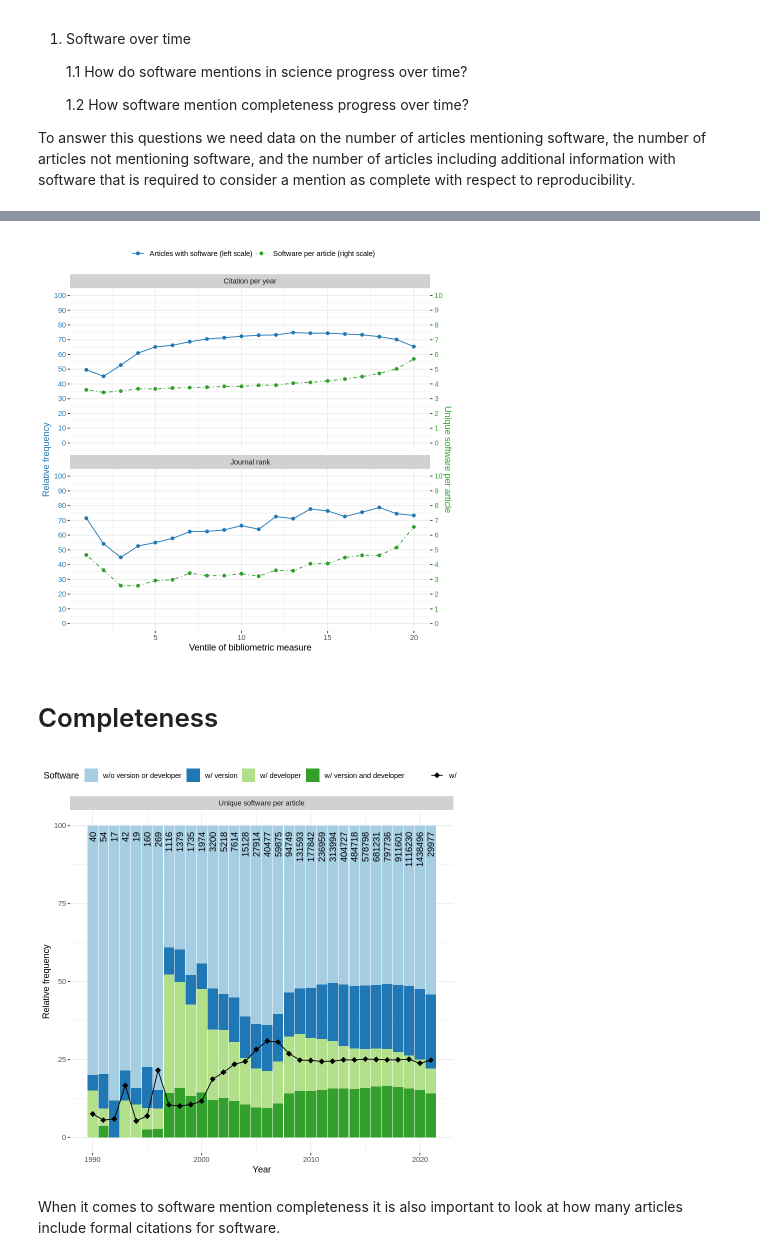
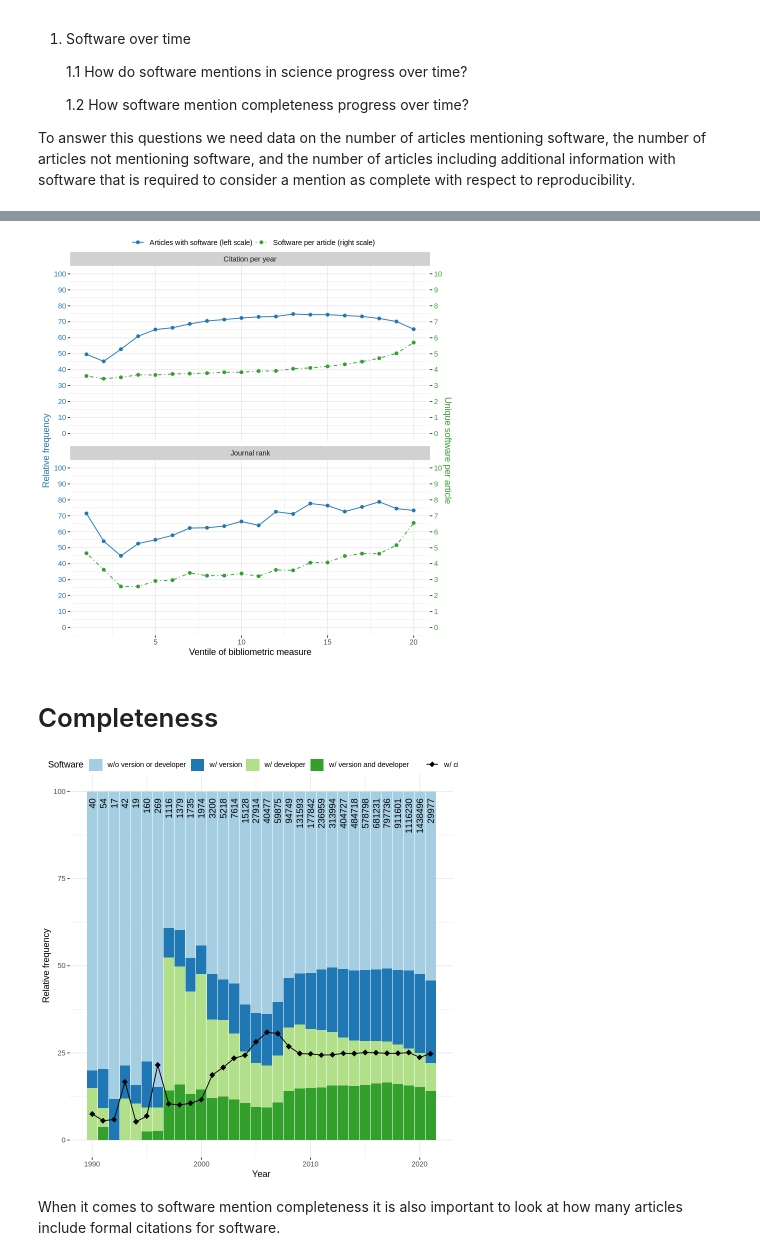
Before and after one commit to f-krueger/SoftwareKG-PMC-Analysis, a Jupyter notebook: SoftwareKG_PMC_Analyses.ipynb, the cells around one changed output, grey strips where cells are left out. Saved outputs shown, nothing was run; the diff lists cells and outputs as text; code cells hidden in the pictures.

```diff
--- a/SoftwareKG_PMC_Analyses.ipynb
+++ b/SoftwareKG_PMC_Analyses.ipynb
@@ -1341,7 +1349,11 @@ df_papers_with_software_per_journal %>%
                            sec.axis = sec_axis(~ . *10/100, breaks=0:10,
                                                name = "Unique software per article")) +
         theme(axis.text.y.left = element_text(color = "#1f78b4"), axis.title.y.left = element_text(color='#1f78b4'),
-              axis.text.y.right = element_text(color = "#33a02c"),axis.title.y.right = element_text(color='#33a02c'))+
+              axis.text.y.right = element_text(color = "#33a02c"),axis.title.y.right = element_text(color='#33a02c'),,
+                legend.justification="top",
+                legend.margin=margin(0,0,0,0),
+                legend.box.margin=margin(-8,-8,-8,-8),
+                 plot.margin = unit(c(0.2,0.2,0,0.2), "cm"))+
 facet_wrap(~measure, nrow=2) ->
 #        facet_wrap(~gr, nrow=2, labeller = function(v,v2){return('Articles  with software per ventile of bibliometric measure')}) ->
 p_articles_with_software_per_bibliometric_measures
@@ -1350,7 +1362,7 @@ ggsave(p_articles_with_software_per_bibliometric_measures,
        filename = 'articles_with_software_mentions_per_bibliometric_measure.png', width=8, height=5.25)
 p_articles_with_software_per_bibliometric_measures
 # %% [output]
-[figure, old version]
+[figure, new version]
 # %% [markdown]
 # Completeness
 # %%
@@ -1539,38 +1551,41 @@ software_year %>%
           name = factor(name, levels=c('n_software','n_version', 'n_developer', 'n_version_dev'))) ->
 df
 
 df %>%
 select(year,all) %>%
 distinct()->
 df_np
 
 
 df %>%
     ggplot(., aes(year, value*100)) +
     geom_bar(aes(fill=name), stat='identity',width=.95) +
     geom_point(aes(year, n_citation*100, color=factor(1)), shape=18, size=3) +
     geom_line(aes(year, n_citation*100, color=factor(1))) +
     geom_text(aes(year,98,label=all,fill = NULL), vjust=.5, hjust=1, angle=90, data=df_np)+
     scale_fill_manual(name='Software',
                       values=c("#a6cee3","#1f78b4", "#b2df8a", "#33a02c"),
                       labels=c('n_software'='w/o version or developer',
                                'n_developer'='w/ developer',
                                'n_version'='w/ version',
                                'n_version_dev'='w/ version and developer')) +
 
     scale_colour_manual(" ", values=c('black'), labels="w/ citation", guide = "legend") +
     theme_sw() +
-    theme(legend.position = 'top') +
+    theme(legend.position = 'top', ,
+                legend.justification="top",
+                legend.margin=margin(0,0,0,0),
+                legend.box.margin=margin(-8,-8,-8,-8),
+                 plot.margin = unit(c(0.2,0.2,0,0.2), "cm")) +
     ylab("Relative frequency") + xlab("Year") +
-    guides(fill=guide_legend(nrow=1, byrow=TRUE, order=1), color=guide_legend(order=2)) +
-    facet_wrap(1, labeller = function(v,v2){return('Unique software per article')})  ->
+    guides(fill=guide_legend(nrow=1, byrow=TRUE, order=1), color=guide_legend(order=2)) ->
 
     p_software_year
 
-ggsave('software_and_add_info_per_year.png', p_software_year, width=8.5, height=3.7)
+ggsave('software_and_add_info_per_year.png', p_software_year, width=8.5, height=3.3)
 p_software_year
 # %% [output]
-[figure, old version]
+[figure, new version]
 # %% [markdown]
 When it comes to software mention completeness it is also important to look at how many articles include formal citations for software.
 # %% [markdown]
```
Also changed, not shown: parts of 8 cells of this notebook.
